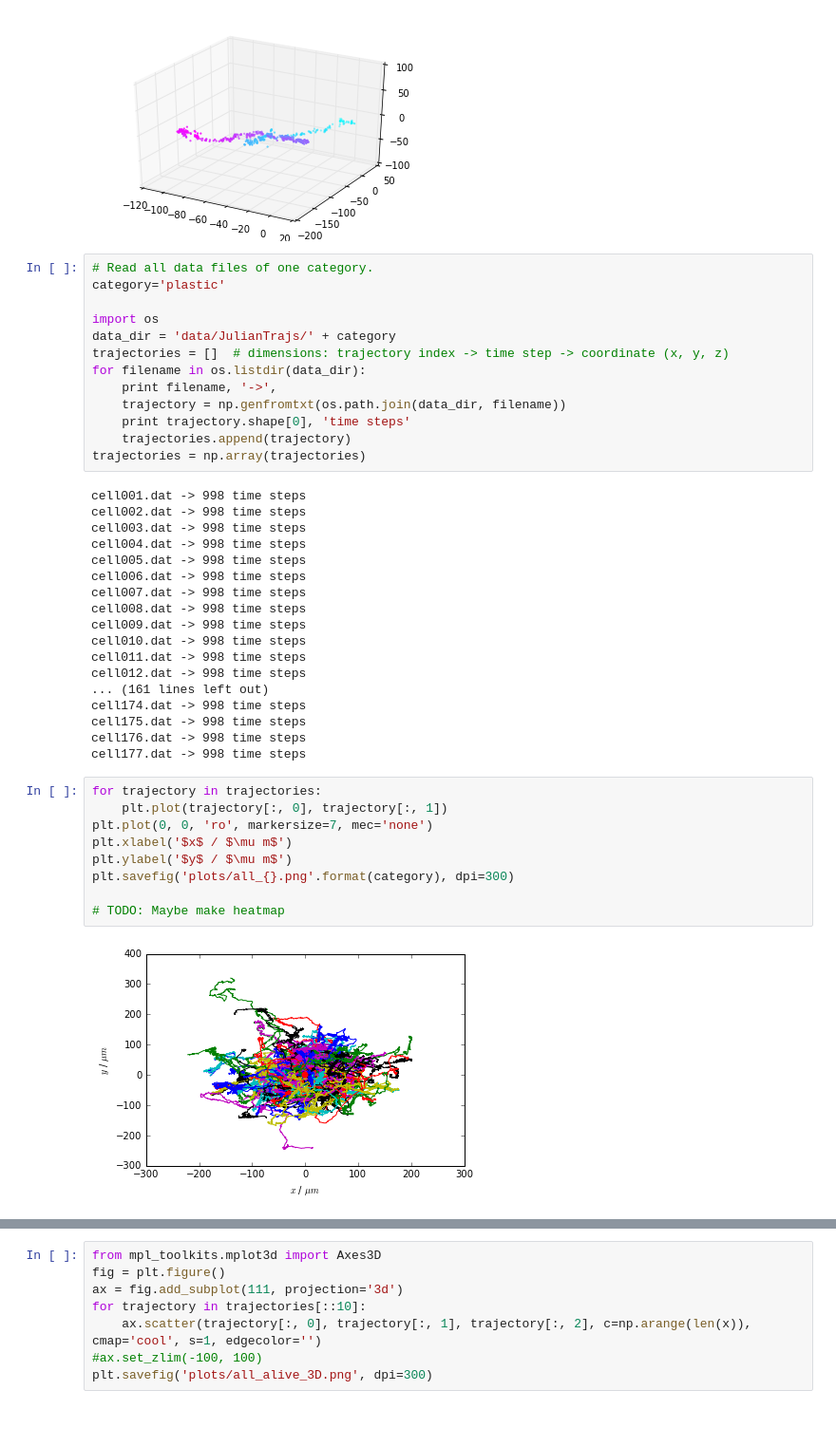
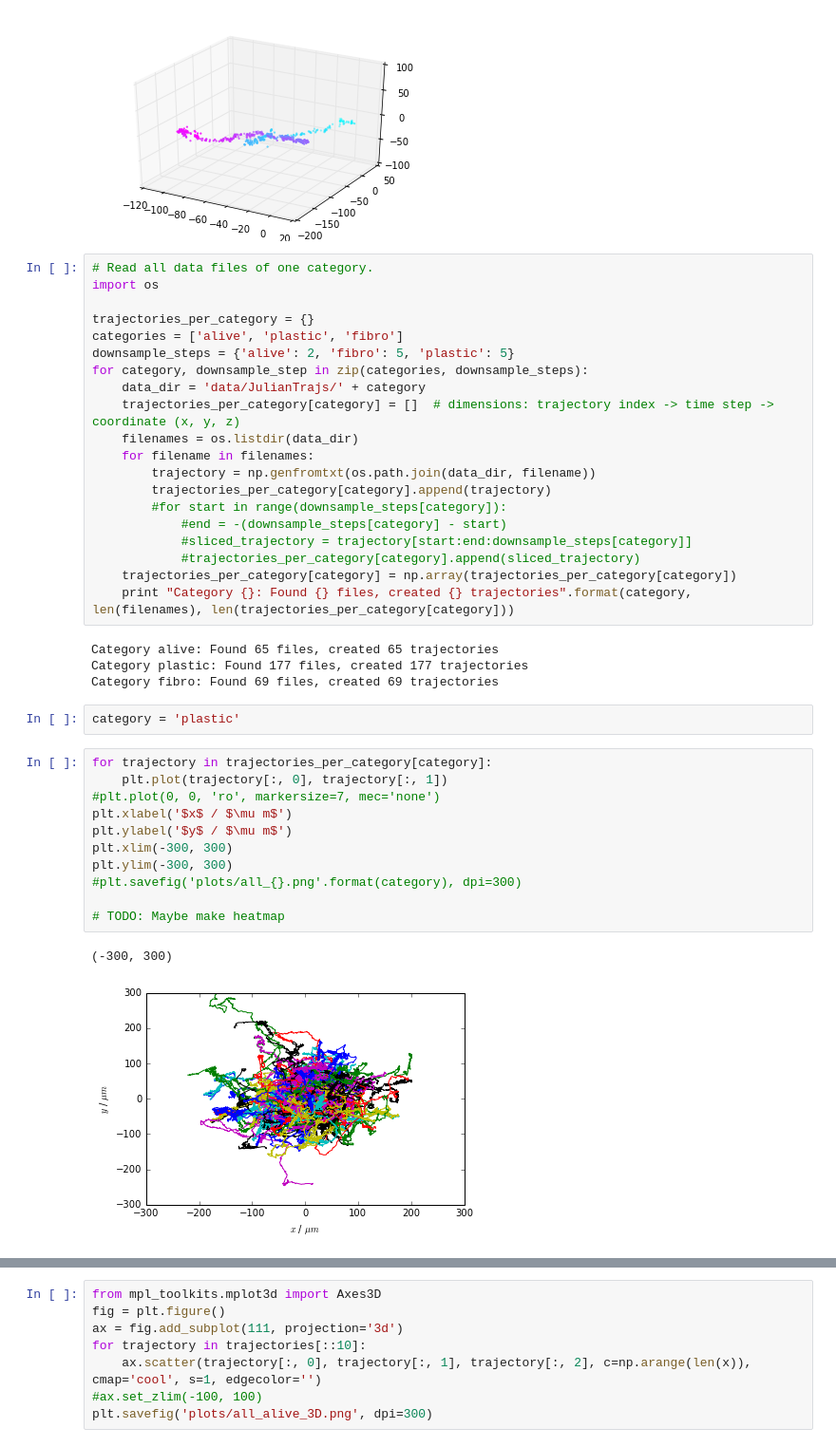
Before and after one commit to jrieke/lstm-biology, a Jupyter notebook: visualization.ipynb, the cells around one changed output, grey strips where cells are left out. Shown at 95% size. Saved outputs shown, nothing was run; the diff lists cells and outputs as text; blank space fills up the shorter version.

```diff
--- a/visualization.ipynb
+++ b/visualization.ipynb
@@ -24,43 +21,41 @@ ax.set_zlim(-100, 100)
 [figure]
 # %%
 # Read all data files of one category.
-category='plastic'
+import os
 
-import os
-data_dir = 'data/JulianTrajs/' + category
-trajectories = []  # dimensions: trajectory index -> time step -> coordinate (x, y, z)
-for filename in os.listdir(data_dir):
-    print filename, '->',
-    trajectory = np.genfromtxt(os.path.join(data_dir, filename))
-    print trajectory.shape[0], 'time steps'
-    trajectories.append(trajectory)
-trajectories = np.array(trajectories)
+trajectories_per_category = {}
+categories = ['alive', 'plastic', 'fibro']
+downsample_steps = {'alive': 2, 'fibro': 5, 'plastic': 5}
+for category, downsample_step in zip(categories, downsample_steps):
+    data_dir = 'data/JulianTrajs/' + category
+    trajectories_per_category[category] = []  # dimensions: trajectory index -> time step -> coordinate (x, y, z)
+    filenames = os.listdir(data_dir)
+    for filename in filenames:
+        trajectory = np.genfromtxt(os.path.join(data_dir, filename))
+        trajectories_per_category[category].append(trajectory)
+        #for start in range(downsample_steps[category]):
+            #end = -(downsample_steps[category] - start)
+            #sliced_trajectory = trajectory[start:end:downsample_steps[category]]
+            #trajectories_per_category[category].append(sliced_trajectory)
+    trajectories_per_category[category] = np.array(trajectories_per_category[category])
+    print "Category {}: Found {} files, created {} trajectories".format(category, len(filenames), len(trajectories_per_category[category]))
 # %% [output]
-cell001.dat -> 998 time steps
-cell002.dat -> 998 time steps
-cell003.dat -> 998 time steps
-cell004.dat -> 998 time steps
-cell005.dat -> 998 time steps
-cell006.dat -> 998 time steps
-cell007.dat -> 998 time steps
-cell008.dat -> 998 time steps
-cell009.dat -> 998 time steps
-cell010.dat -> 998 time steps
-cell011.dat -> 998 time steps
-cell012.dat -> 998 time steps
-... (161 lines left out)
-cell174.dat -> 998 time steps
-cell175.dat -> 998 time steps
-cell176.dat -> 998 time steps
-cell177.dat -> 998 time steps
+Category alive: Found 65 files, created 65 trajectories
+Category plastic: Found 177 files, created 177 trajectories
+Category fibro: Found 69 files, created 69 trajectories
+# %%
+category = 'plastic'
 # %%
-for trajectory in trajectories:
+for trajectory in trajectories_per_category[category]:
     plt.plot(trajectory[:, 0], trajectory[:, 1])
-plt.plot(0, 0, 'ro', markersize=7, mec='none')
+#plt.plot(0, 0, 'ro', markersize=7, mec='none')
 plt.xlabel('$x$ / $\mu m$')
 plt.ylabel('$y$ / $\mu m$')
-plt.savefig('plots/all_{}.png'.format(category), dpi=300)
+plt.xlim(-300, 300)
+plt.ylim(-300, 300)
+#plt.savefig('plots/all_{}.png'.format(category), dpi=300)
 
 # TODO: Maybe make heatmap
 # %% [output]
+(-300, 300)
-[figure, old version]
+[figure, new version]
```
Also changed, not shown: parts of 5 cells of this notebook, 6 other files.
